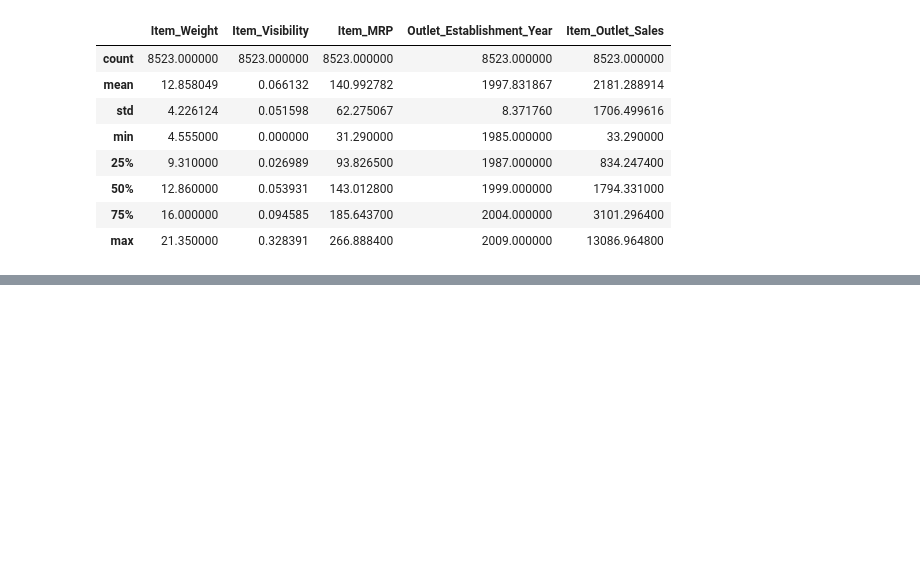
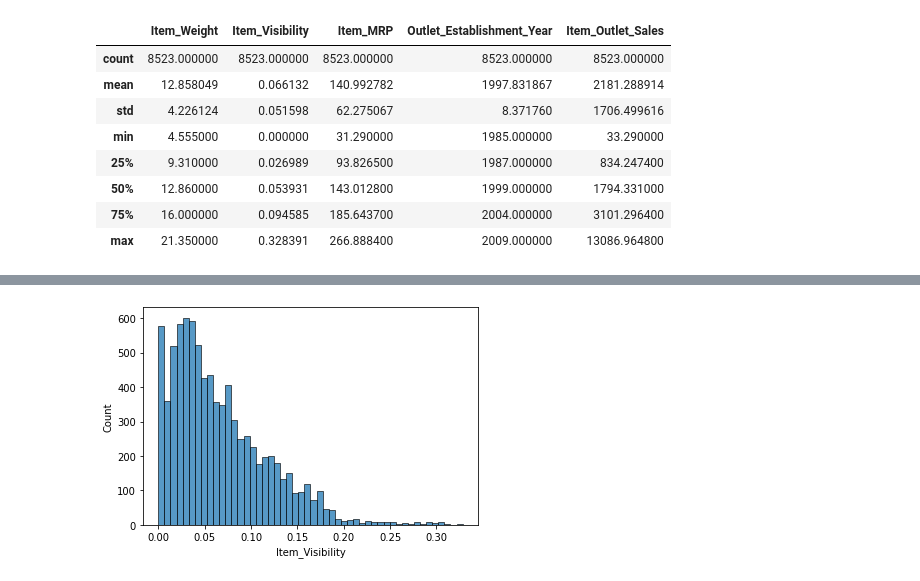
Before and after one commit to hport15/food-sales-predictions, a Jupyter notebook: food_sales_predictions.ipynb, the cells around one changed output, grey strips where cells are left out. Saved outputs shown, nothing was run; the diff lists cells and outputs as text; code cells hidden in the pictures; blank space fills up the shorter version.

```diff
--- a/food_sales_predictions.ipynb
+++ b/food_sales_predictions.ipynb
@@ -273,0 +309,7 @@ df.describe()
+# %%
+sns.histplot(data=df,x='Item_Visibility');
+# Like the histogram for Item_Outlet_Sales, majority of the data for Item_Visibility seems to be less than .2
+# However, unlike Item_Outlet_Sales, it's clearer in this histogram that there may be a good number of outliers
+# for Item_Visibility.
+# %% [output]
+[figure, added]
```
Also changed, not shown: parts of 14 cells of this notebook.
